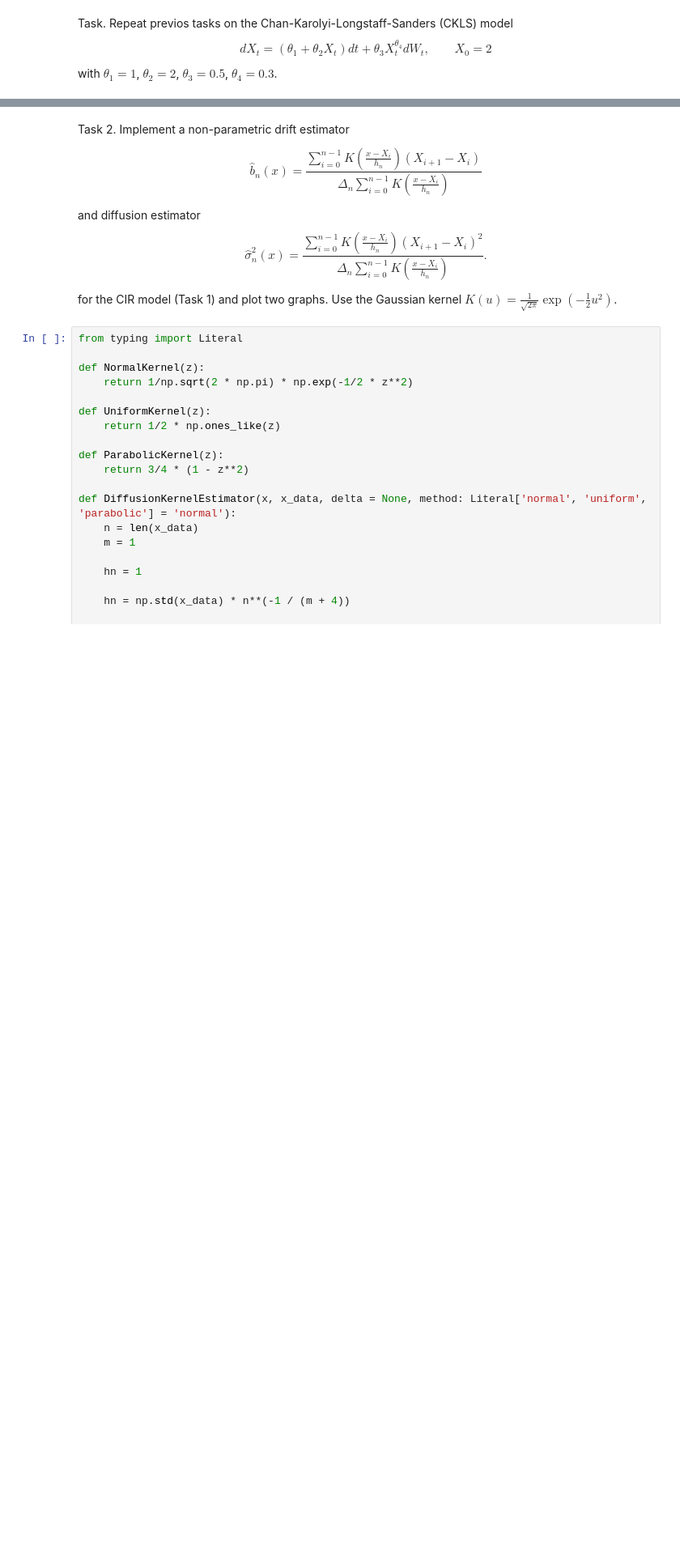
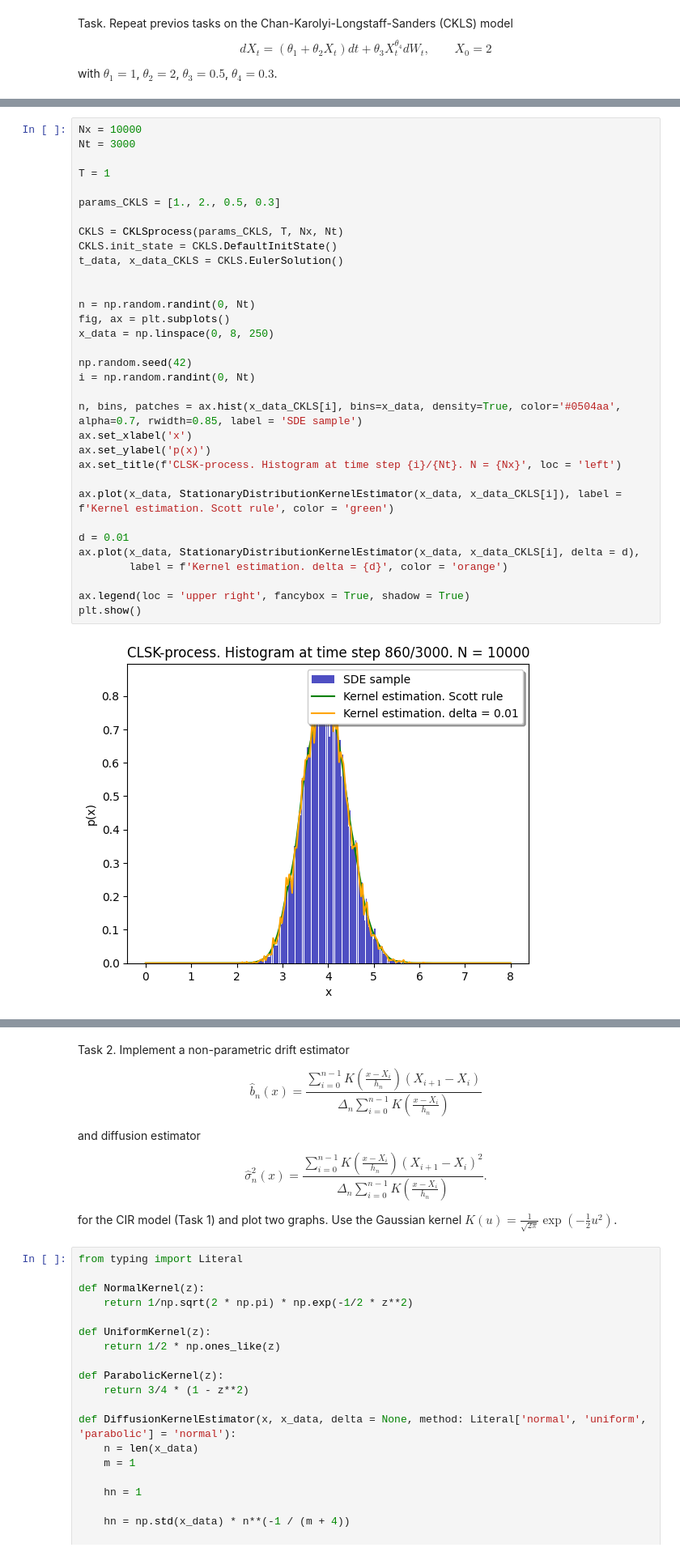
Before and after one commit to seri4ka/spp, a Jupyter notebook: lab5_SSP.ipynb, the cells around one changed output, grey strips where cells are left out. Shown at 81% size. Saved outputs shown, nothing was run; the diff lists cells and outputs as text; blank space fills up the shorter version.

```diff
--- a/lab5_SSP.ipynb
+++ b/lab5_SSP.ipynb
@@ -313,0 +538,35 @@ with $\theta_{1}=1$, $\theta_{2}=2$, $\theta_{3}=0.5$, $\theta_{4}=0.3$.
+# %%
+Nx = 10000
+Nt = 3000
+
+T = 1
+
+params_CKLS = [1., 2., 0.5, 0.3]
+
+CKLS = CKLSprocess(params_CKLS, T, Nx, Nt)
+CKLS.init_state = CKLS.DefaultInitState()
+t_data, x_data_CKLS = CKLS.EulerSolution()
+
+
+n = np.random.randint(0, Nt)
+fig, ax = plt.subplots()
+x_data = np.linspace(0, 8, 250)
+
+np.random.seed(42)
+i = np.random.randint(0, Nt)
+
+n, bins, patches = ax.hist(x_data_CKLS[i], bins=x_data, density=True, color='#0504aa', alpha=0.7, rwidth=0.85, label = 'SDE sample')
+ax.set_xlabel('x')
+ax.set_ylabel('p(x)')
+ax.set_title(f'CLSK-process. Histogram at time step {i}/{Nt}. N = {Nx}', loc = 'left')
+
+ax.plot(x_data, StationaryDistributionKernelEstimator(x_data, x_data_CKLS[i]), label = f'Kernel estimation. Scott rule', color = 'green')
+
+d = 0.01
+ax.plot(x_data, StationaryDistributionKernelEstimator(x_data, x_data_CKLS[i], delta = d),
+        label = f'Kernel estimation. delta = {d}', color = 'orange')
+
+ax.legend(loc = 'upper right', fancybox = True, shadow = True)
+plt.show()
+# %% [output]
+[figure, added]
```
Also changed, not shown: parts of 22 cells of this notebook.
